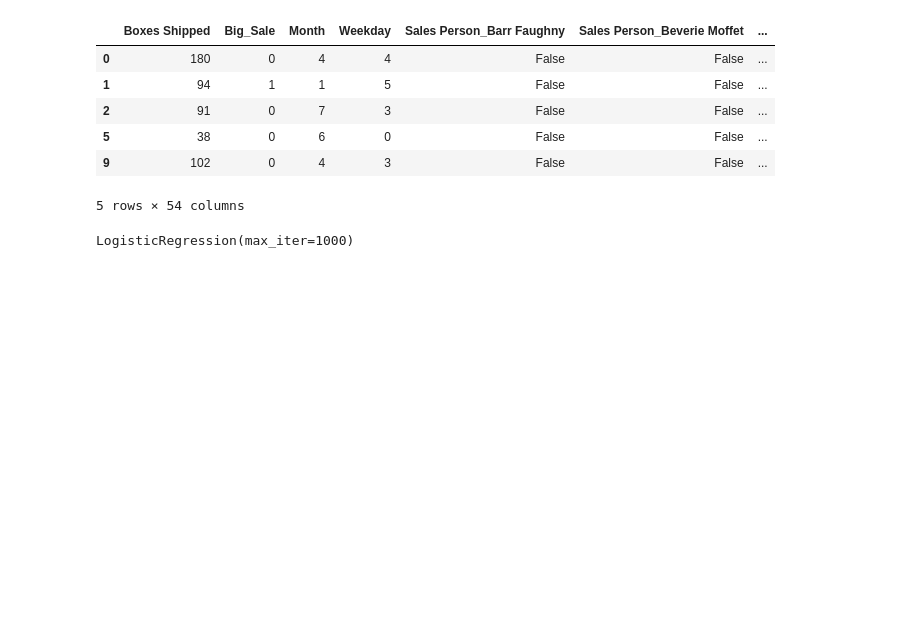
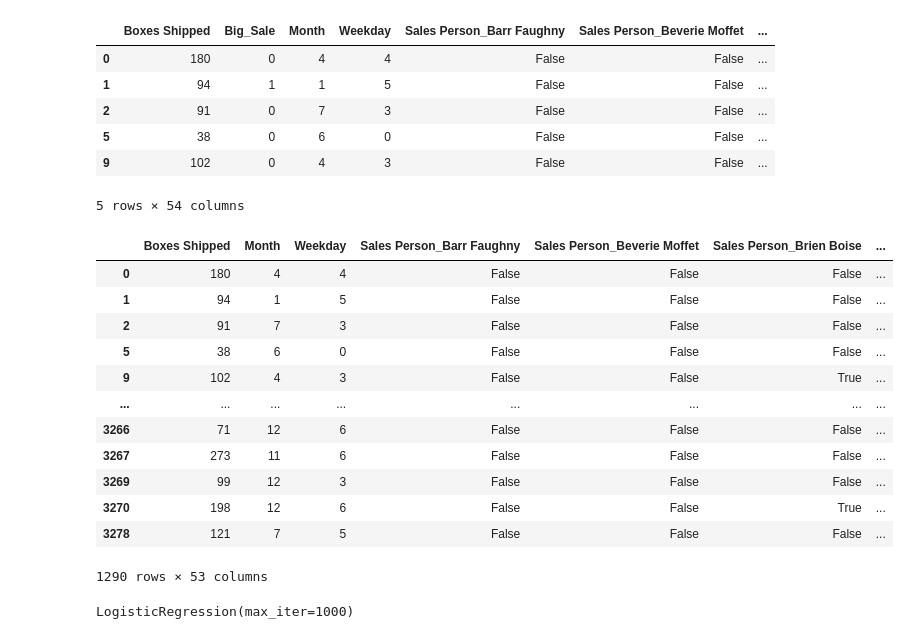
Before and after one commit to mohit-007-code/machine-learning-models, a Jupyter notebook: processing_data_and_model_train/logistic_regression_model.ipynb, the cells around one changed output. Cells and saved outputs as stored; diff of their text form; code cells hidden in the pictures; blank space fills up the shorter version.

```diff
--- a/processing_data_and_model_train/test.logistic.ipynb
+++ b/processing_data_and_model_train/logistic_regression_model.ipynb
@@ -152,6 +152,22 @@ X = df.drop('Big_Sale', axis=1)
 
 joblib.dump(X.columns.tolist(), "feature_names.pkl")
 y = df['Big_Sale']
+# %%
+X
+# %% [output]
+|  | Boxes Shipped | Month | Weekday | Sales Person_Barr Faughny | Sales Person_Beverie Moffet | Sales Person_Brien Boise | ... |
+| 0 | 180 | 4 | 4 | False | False | False | ... |
+| 1 | 94 | 1 | 5 | False | False | False | ... |
+| 2 | 91 | 7 | 3 | False | False | False | ... |
+| 5 | 38 | 6 | 0 | False | False | False | ... |
+| 9 | 102 | 4 | 3 | False | False | True | ... |
+| ... | ... | ... | ... | ... | ... | ... | ... |
+| 3266 | 71 | 12 | 6 | False | False | False | ... |
+| 3267 | 273 | 11 | 6 | False | False | False | ... |
+| 3269 | 99 | 12 | 3 | False | False | False | ... |
+| 3270 | 198 | 12 | 6 | False | False | True | ... |
+| 3278 | 121 | 7 | 5 | False | False | False | ... |
+1290 rows × 53 columns
 # %%
 scaler = StandardScaler()
 X_scaled = scaler.fit_transform(X)
```
Also changed, not shown: 5 other files.
